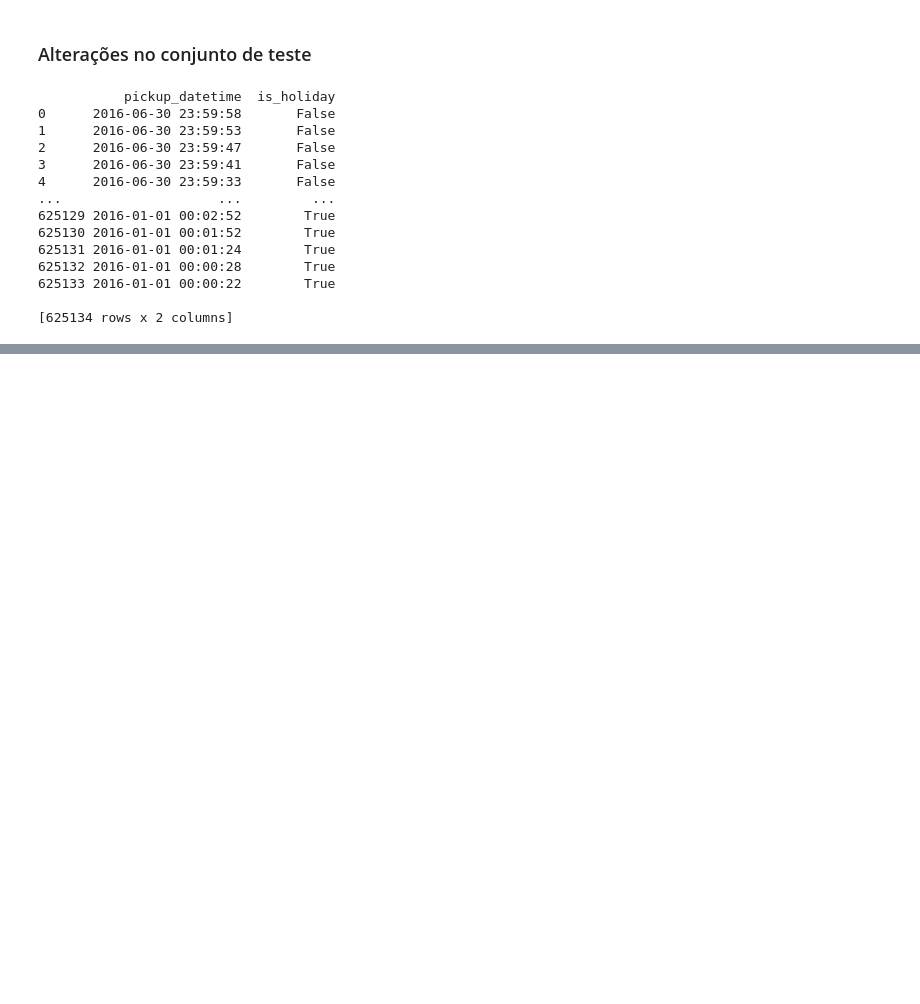
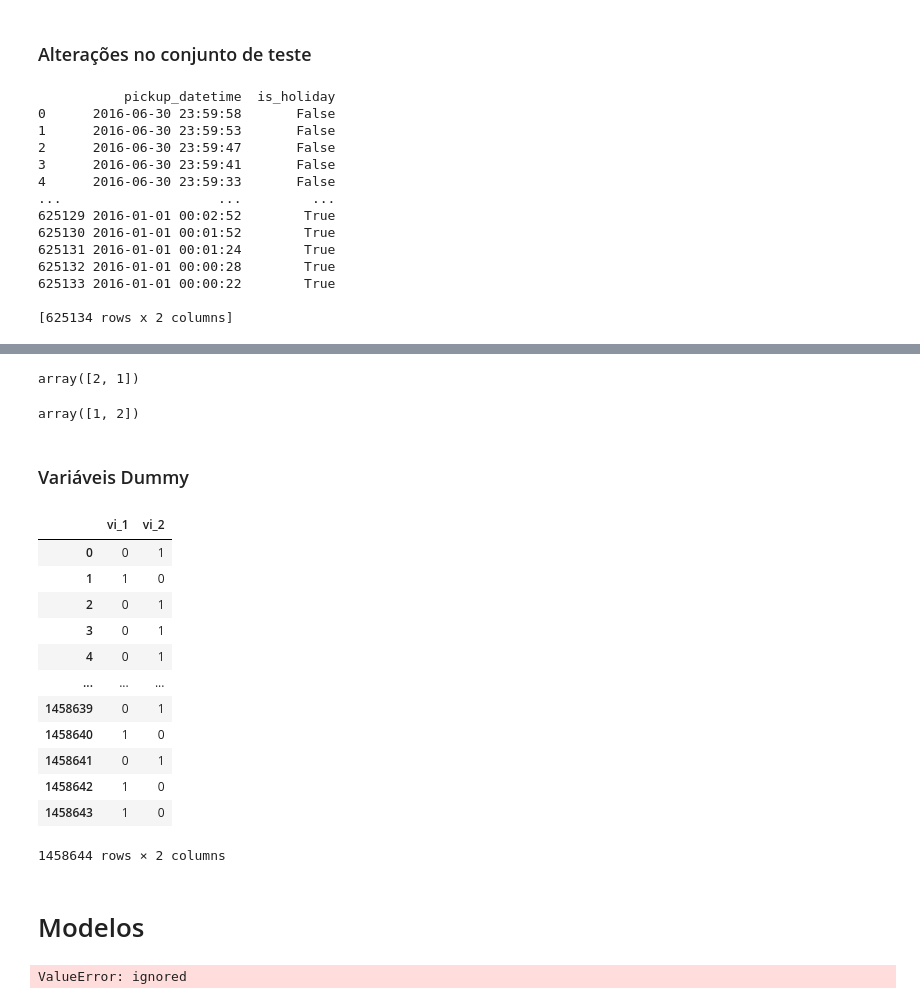
Before and after one commit to marreapato/ML_Project_Taxi_Trip_Duration, a Jupyter notebook: Projeto_Lucas_Rabelo_AM_2.ipynb, the cells around one changed output, grey strips where cells are left out. Cells and saved outputs as stored; diff of their text form; code cells hidden in the pictures; blank space fills up the shorter version.

```diff
--- a/Projeto_Lucas_Rabelo_AM_2.ipynb
+++ b/Projeto_Lucas_Rabelo_AM_2.ipynb
@@ -317,0 +347,38 @@ print(test[['pickup_datetime', 'is_holiday']])
+# %%
+train['vendor_id'].unique()
+# %% [output]
+array([2, 1])
+# %%
+test['vendor_id'].unique()
+# %% [output]
+array([1, 2])
+# %% [markdown]
+### Variáveis Dummy
+# %%
+vendor_train = pd.get_dummies(train['vendor_id'], prefix='vi', prefix_sep='_')
+vendor_test = pd.get_dummies(test['vendor_id'], prefix='vi', prefix_sep='_')
+store_and_fwd_flag_train = pd.get_dummies(train['store_and_fwd_flag'], prefix='sf', prefix_sep='_')
+store_and_fwd_flag_test = pd.get_dummies(test['store_and_fwd_flag'], prefix='sf', prefix_sep='_')
+
+month_train = pd.get_dummies(train['pickup_month'], prefix='m', prefix_sep='_')
+month_test = pd.get_dummies(test['pickup_month'], prefix='m', prefix_sep='_')
+hour_train = pd.get_dummies(train['hour_of_day'], prefix='h', prefix_sep='_')
+hour_test = pd.get_dummies(test['hour_of_day'], prefix='h', prefix_sep='_')
+dow_train = pd.get_dummies(train['weekday'], prefix='dow', prefix_sep='_')
+dow_test = pd.get_dummies(test['weekday'], prefix='dow', prefix_sep='_')
+# %%
+vendor_train
+# %% [output]
+|  | vi_1 | vi_2 |
+| 0 | 0 | 1 |
+| 1 | 1 | 0 |
+| 2 | 0 | 1 |
+| 3 | 0 | 1 |
+| 4 | 0 | 1 |
+| ... | ... | ... |
+| 1458639 | 0 | 1 |
+| 1458640 | 1 | 0 |
+| 1458641 | 0 | 1 |
+| 1458642 | 1 | 0 |
+| 1458643 | 1 | 0 |
+1458644 rows × 2 columns
@@ -317,0 +407,2 @@ print(test[['pickup_datetime', 'is_holiday']])
+# %% [markdown]
+# Modelos
@@ -317,0 +420,12 @@ print(test[['pickup_datetime', 'is_holiday']])
+# %%
+import xgboost as xgb
+from sklearn.linear_model import LinearRegression, Ridge,BayesianRidge
+from sklearn.cluster import MiniBatchKMeans
+from sklearn.metrics import mean_squared_error
+
+dtrain = xgb.DMatrix(X_train, label=Y_train)
+dvalid = xgb.DMatrix(X_test, label=Y_test)
+dtest = xgb.DMatrix(Test_master)
+watchlist = [(dtrain, 'train'), (dvalid, 'valid')]
+# %% [output]
+ValueError: ignored
```
Also changed, not shown: parts of 7 cells of this notebook.
